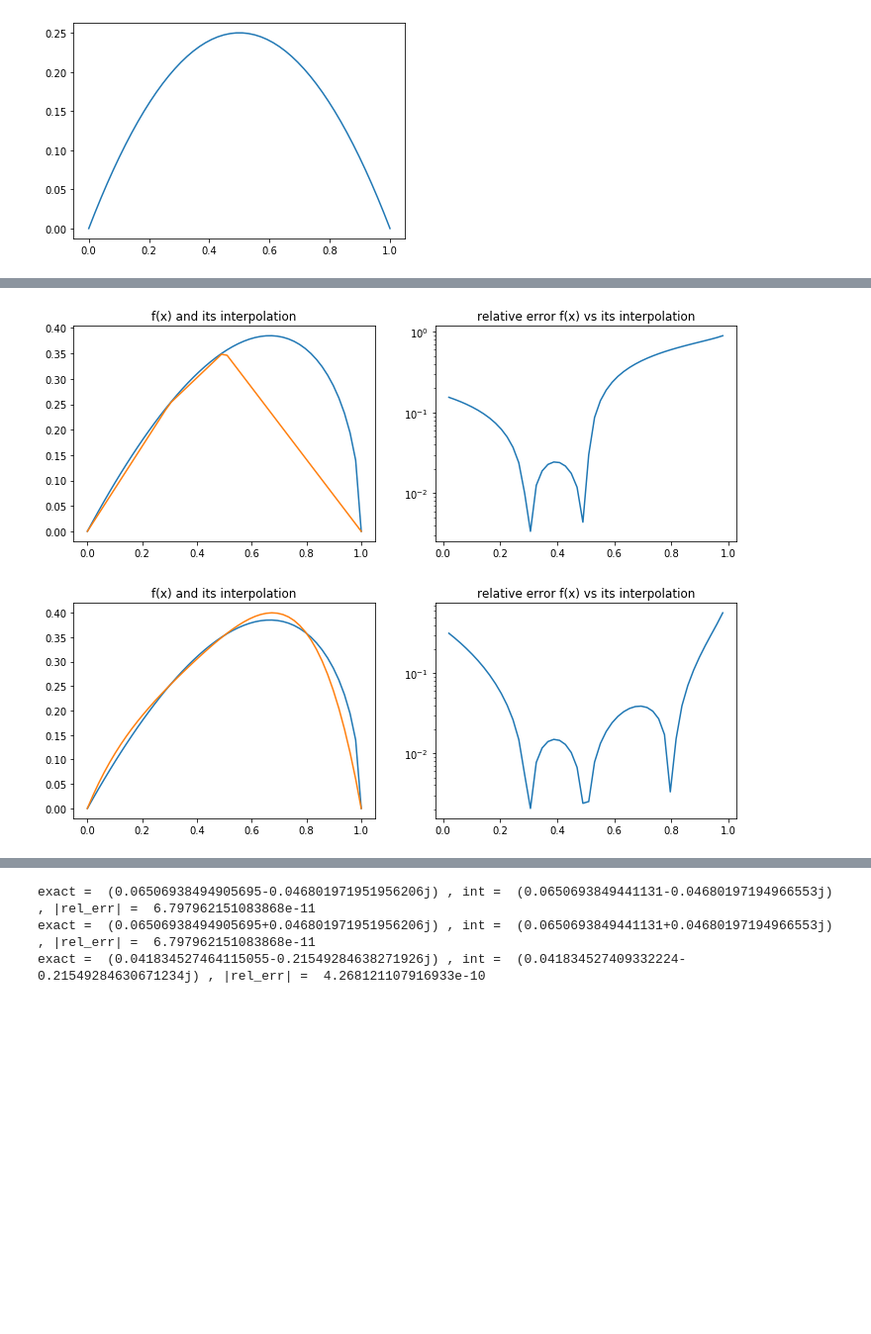
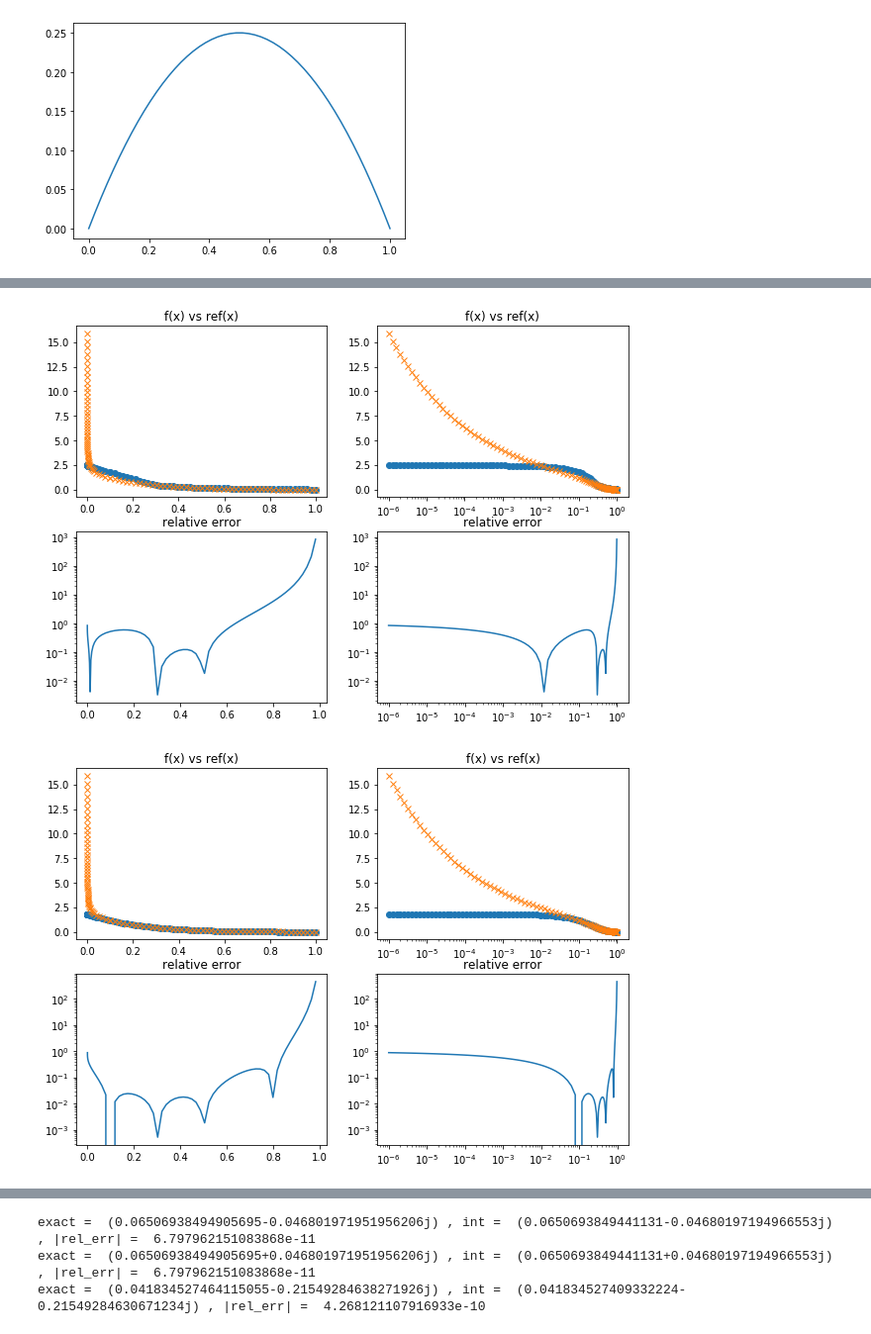
Before and after one commit to NNPDF/eko, a Jupyter notebook: jupyter/interpolation.ipynb, the cells around one changed output, grey strips where cells are left out. Shown at 99% size. Drawn from its saved outputs; the diff is of its cells as text; code cells hidden in the pictures; blank space fills up the shorter version.

```diff
--- a/jupyter/interpolation.ipynb
+++ b/jupyter/interpolation.ipynb
@@ -67,27 +129,38 @@ plot_iterpolators_x(get_Lagrange_iterpolators_x,[0.,.3,.5,1.])
+# %%
+def plot_dist(x,y,yref):
+    """compare to distributions both in linear and logarithmic x-space"""
+    plt.figure(figsize=(10,7))
+    plt.subplot(2,2,1)
+    plt.title("f(x) vs ref(x)")
+    plt.plot(x,y,"o")
+    plt.plot(x,yref,"x")
+    plt.subplot(2,2,3)
+    plt.title("relative error")
+    plt.semilogy(x,np.abs((y - yref)/yref))
+    plt.subplot(2,2,2)
+    plt.title("f(x) vs ref(x)")
+    plt.semilogx(x,y,"o")
+    plt.semilogx(x,yref,"x")
+    plt.subplot(2,2,4)
+    plt.title("relative error")
+    plt.loglog(x,np.abs((y - yref)/yref))
 # %%
-def test_iterpolation_x(f,p,g):
+def test_iterpolation_x(f,p,g,xmin=1e-6):
     """plots interpolation vs real thing in x"""
     fs = [f(x) for x in g]
     fp = lambda y,g=g,fs=fs: np.sum([fs[j]*p(y,g,j) for j in range(len(g))])
-    xs = np.linspace(0,1)
-    ys = [f(x) for x in xs]
-    plt.figure(1,(12,4))
-    plt.subplot(121)
-    plt.title("f(x) and its interpolation")
-    plt.plot(xs,ys)
-    yps = [fp(x) for x in xs]
-    plt.plot(xs,yps)
-    plt.subplot(122)
-    plt.title("relative error f(x) vs its interpolation")
-    plt.semilogy(xs,[np.abs((ys[j] - yps[j])/ys[j]) for j in range(len(xs))])
-    plt.show()
 
-test_iterpolation_x(get_toy_pdf_x(1,.5),
-                    get_linear_iterpolators_x,
-                    [0.,.3,.5,1.])
-test_iterpolation_x(get_toy_pdf_x(1,.5),
-                    get_Lagrange_iterpolators_x,
-                    [0.,.3,.5,.8,1.])
+    xs = np.append(np.logspace(np.log10(xmin),-1),np.linspace(0.1,1.))
+    yref = np.array([f(x) for x in xs])
+    y = np.array([fp(x) for x in xs])
+
+    plot_dist(xs,y,yref)
+
+toy_alpha = -.2
+toy_beta = 3.
+test_iterpolation_x(get_toy_pdf_x(toy_alpha,toy_beta), get_linear_iterpolators_x, [.01,.3,.5,1.])
+test_iterpolation_x(get_toy_pdf_x(toy_alpha,toy_beta), get_Lagrange_iterpolators_x, [.1,.3,.5,.8,1.])
+test_iterpolation_x(get_toy_pdf_x(toy_alpha,toy_beta), get_Lagrange_iterpolators_log_x, [1e-6,1e-5,1e-4,1e-2,1e-1,1.])
 # %% [output]
-[figure, old version]
+[figure, new version]
-[figure, old version]
+[figure, new version]
```
Also changed, not shown: parts of 14 cells of this notebook, 6 other files.
